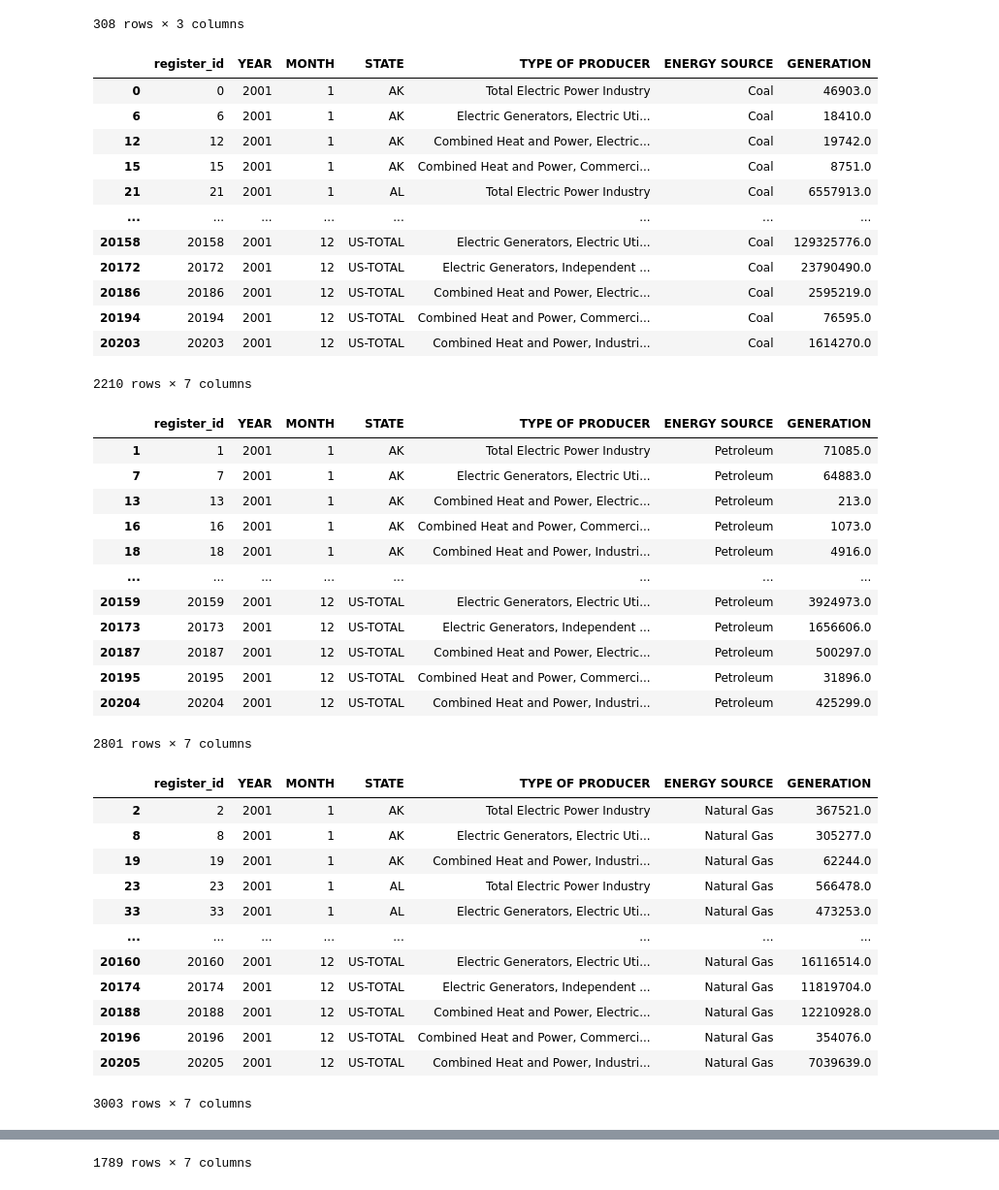
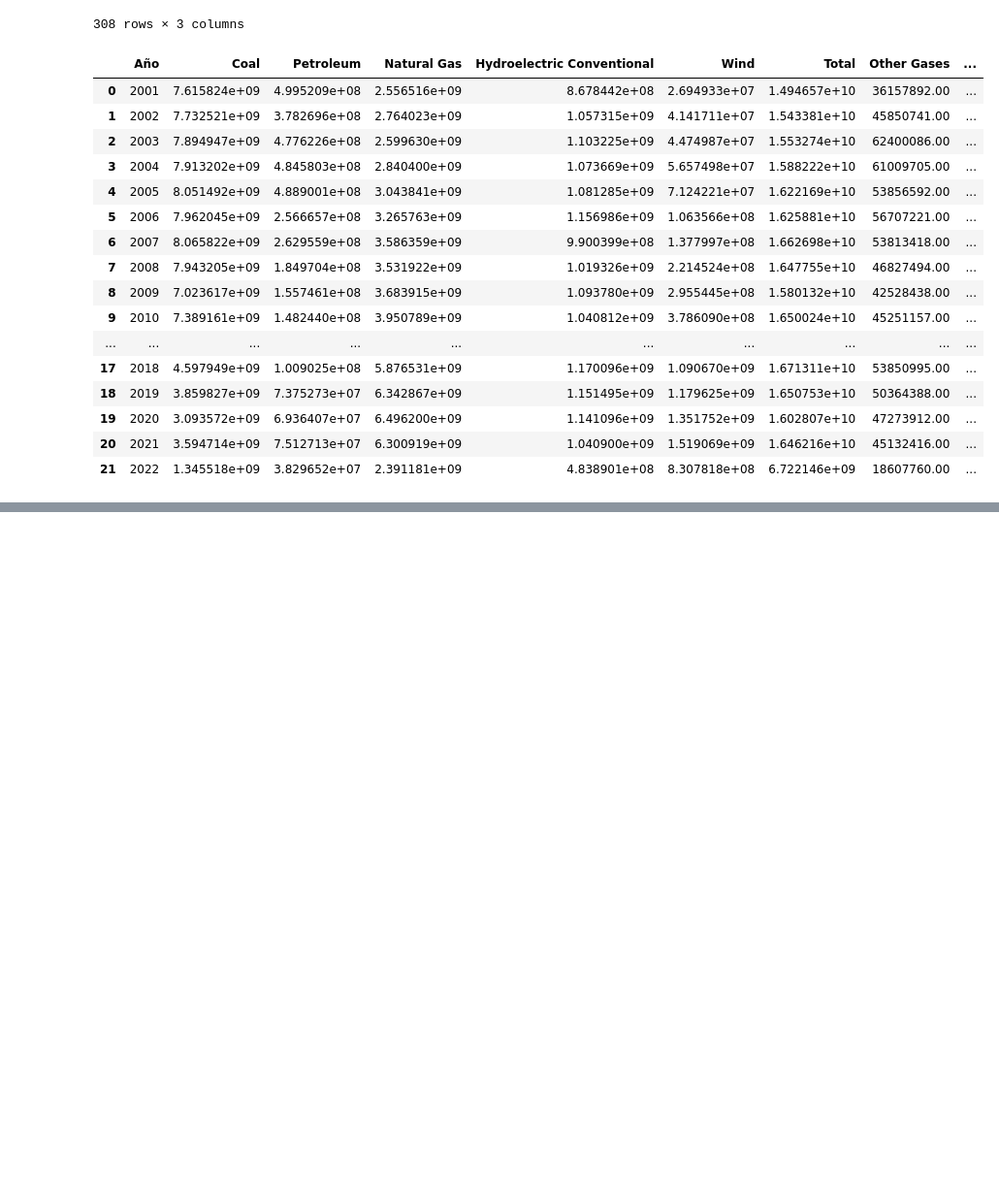
Before and after one commit to EnriqueLaguna/ProyectoAnalisisDatos, a Jupyter notebook: Codigo/graficas.ipynb, the cells around one changed output, grey strips where cells are left out. Shown at 97% size. Saved outputs shown, nothing was run; the diff lists cells and outputs as text; code cells hidden in the pictures; blank space fills up the shorter version.

```diff
--- a/Codigo/graficas.ipynb
+++ b/Codigo/graficas.ipynb
@@ -127,58 +127,37 @@ dtype: float64
 | 307 | 2022 | Geothermal | 2.675408e+07 |
 308 rows × 3 columns
 # %%
-acumulados = pd.DataFrame(columns = ['Año','Coal', 'Petroleum', 'Natural Gas', 'Hydroelectric Conventional',
-       'Wind', 'Total', 'Other Gases', 'Nuclear',
-       'Wood and Wood Derived Fuels', 'Other Biomass', 'Other',
-       'Solar Thermal and Photovoltaic', 'Pumped Storage', 'Geothermal'])
+columnas = ['Año'] + energy_sources
+
+acumulados = pd.DataFrame(columns = columnas)
 
 for i in years:
+
     temp = energia_df.loc[(energia_df['YEAR'] == i)]
-    lista = [i]
+    lista = [str(i)]
+
     for j in energy_sources:
-              temp.loc[(temp['ENERGY SOURCE'] == j)]
 
-              #lista.append(temp.sum())
+        temp2 = temp.loc[(temp['ENERGY SOURCE'] == j)]
+        lista.append(temp2['GENERATION'].sum())
     acumulados.loc[len(acumulados.index)] = lista
 
 acumulados
 # %% [output]
-|  | register_id | YEAR | MONTH | STATE | TYPE OF PRODUCER | ENERGY SOURCE | GENERATION |
-| 0 | 0 | 2001 | 1 | AK | Total Electric Power Industry | Coal | 46903.0 |
-| 6 | 6 | 2001 | 1 | AK | Electric Generators, Electric Uti... | Coal | 18410.0 |
-| 12 | 12 | 2001 | 1 | AK | Combined Heat and Power, Electric... | Coal | 19742.0 |
-| 15 | 15 | 2001 | 1 | AK | Combined Heat and Power, Commerci... | Coal | 8751.0 |
-| 21 | 21 | 2001 | 1 | AL | Total Electric Power Industry | Coal | 6557913.0 |
-| ... | ... | ... | ... | ... | ... | ... | ... |
-| 20158 | 20158 | 2001 | 12 | US-TOTAL | Electric Generators, Electric Uti... | Coal | 129325776.0 |
-| 20172 | 20172 | 2001 | 12 | US-TOTAL | Electric Generators, Independent ... | Coal | 23790490.0 |
-| 20186 | 20186 | 2001 | 12 | US-TOTAL | Combined Heat and Power, Electric... | Coal | 2595219.0 |
-| 20194 | 20194 | 2001 | 12 | US-TOTAL | Combined Heat and Power, Commerci... | Coal | 76595.0 |
-| 20203 | 20203 | 2001 | 12 | US-TOTAL | Combined Heat and Power, Industri... | Coal | 1614270.0 |
+|  | Año | Coal | Petroleum | Natural Gas | Hydroelectric Conventional | Wind | Total | Other Gases | ... |
+| 0 | 2001 | 7.615824e+09 | 4.995209e+08 | 2.556516e+09 | 8.678442e+08 | 2.694933e+07 | 1.494657e+10 | 36157892.00 | ... |
+| 1 | 2002 | 7.732521e+09 | 3.782696e+08 | 2.764023e+09 | 1.057315e+09 | 4.141711e+07 | 1.543381e+10 | 45850741.00 | ... |
+| 2 | 2003 | 7.894947e+09 | 4.776226e+08 | 2.599630e+09 | 1.103225e+09 | 4.474987e+07 | 1.553274e+10 | 62400086.00 | ... |
+| 3 | 2004 | 7.913202e+09 | 4.845803e+08 | 2.840400e+09 | 1.073669e+09 | 5.657498e+07 | 1.588222e+10 | 61009705.00 | ... |
+| 4 | 2005 | 8.051492e+09 | 4.889001e+08 | 3.043841e+09 | 1.081285e+09 | 7.124221e+07 | 1.622169e+10 | 53856592.00 | ... |
+| 5 | 2006 | 7.962045e+09 | 2.566657e+08 | 3.265763e+09 | 1.156986e+09 | 1.063566e+08 | 1.625881e+10 | 56707221.00 | ... |
+| 6 | 2007 | 8.065822e+09 | 2.629559e+08 | 3.586359e+09 | 9.900399e+08 | 1.377997e+08 | 1.662698e+10 | 53813418.00 | ... |
+| 7 | 2008 | 7.943205e+09 | 1.849704e+08 | 3.531922e+09 | 1.019326e+09 | 2.214524e+08 | 1.647755e+10 | 46827494.00 | ... |
+| 8 | 2009 | 7.023617e+09 | 1.557461e+08 | 3.683915e+09 | 1.093780e+09 | 2.955445e+08 | 1.580132e+10 | 42528438.00 | ... |
+| 9 | 2010 | 7.389161e+09 | 1.482440e+08 | 3.950789e+09 | 1.040812e+09 | 3.786090e+08 | 1.650024e+10 | 45251157.00 | ... |
+| ... | ... | ... | ... | ... | ... | ... | ... | ... | ... |
+| 17 | 2018 | 4.597949e+09 | 1.009025e+08 | 5.876531e+09 | 1.170096e+09 | 1.090670e+09 | 1.671311e+10 | 53850995.00 | ... |
+| 18 | 2019 | 3.859827e+09 | 7.375273e+07 | 6.342867e+09 | 1.151495e+09 | 1.179625e+09 | 1.650753e+10 | 50364388.00 | ... |
+| 19 | 2020 | 3.093572e+09 | 6.936407e+07 | 6.496200e+09 | 1.141096e+09 | 1.351752e+09 | 1.602807e+10 | 47273912.00 | ... |
+| 20 | 2021 | 3.594714e+09 | 7.512713e+07 | 6.300919e+09 | 1.040900e+09 | 1.519069e+09 | 1.646216e+10 | 45132416.00 | ... |
+| 21 | 2022 | 1.345518e+09 | 3.829652e+07 | 2.391181e+09 | 4.838901e+08 | 8.307818e+08 | 6.722146e+09 | 18607760.00 | ... |
-2210 rows × 7 columns
-|  | register_id | YEAR | MONTH | STATE | TYPE OF PRODUCER | ENERGY SOURCE | GENERATION |
-| 1 | 1 | 2001 | 1 | AK | Total Electric Power Industry | Petroleum | 71085.0 |
-| 7 | 7 | 2001 | 1 | AK | Electric Generators, Electric Uti... | Petroleum | 64883.0 |
-| 13 | 13 | 2001 | 1 | AK | Combined Heat and Power, Electric... | Petroleum | 213.0 |
-| 16 | 16 | 2001 | 1 | AK | Combined Heat and Power, Commerci... | Petroleum | 1073.0 |
-| 18 | 18 | 2001 | 1 | AK | Combined Heat and Power, Industri... | Petroleum | 4916.0 |
-| ... | ... | ... | ... | ... | ... | ... | ... |
-| 20159 | 20159 | 2001 | 12 | US-TOTAL | Electric Generators, Electric Uti... | Petroleum | 3924973.0 |
-| 20173 | 20173 | 2001 | 12 | US-TOTAL | Electric Generators, Independent ... | Petroleum | 1656606.0 |
-| 20187 | 20187 | 2001 | 12 | US-TOTAL | Combined Heat and Power, Electric... | Petroleum | 500297.0 |
-| 20195 | 20195 | 2001 | 12 | US-TOTAL | Combined Heat and Power, Commerci... | Petroleum | 31896.0 |
-| 20204 | 20204 | 2001 | 12 | US-TOTAL | Combined Heat and Power, Industri... | Petroleum | 425299.0 |
-2801 rows × 7 columns
-|  | register_id | YEAR | MONTH | STATE | TYPE OF PRODUCER | ENERGY SOURCE | GENERATION |
-| 2 | 2 | 2001 | 1 | AK | Total Electric Power Industry | Natural Gas | 367521.0 |
-| 8 | 8 | 2001 | 1 | AK | Electric Generators, Electric Uti... | Natural Gas | 305277.0 |
-| 19 | 19 | 2001 | 1 | AK | Combined Heat and Power, Industri... | Natural Gas | 62244.0 |
-| 23 | 23 | 2001 | 1 | AL | Total Electric Power Industry | Natural Gas | 566478.0 |
-| 33 | 33 | 2001 | 1 | AL | Electric Generators, Electric Uti... | Natural Gas | 473253.0 |
-| ... | ... | ... | ... | ... | ... | ... | ... |
-| 20160 | 20160 | 2001 | 12 | US-TOTAL | Electric Generators, Electric Uti... | Natural Gas | 16116514.0 |
-| 20174 | 20174 | 2001 | 12 | US-TOTAL | Electric Generators, Independent ... | Natural Gas | 11819704.0 |
-| 20188 | 20188 | 2001 | 12 | US-TOTAL | Combined Heat and Power, Electric... | Natural Gas | 12210928.0 |
-| 20196 | 20196 | 2001 | 12 | US-TOTAL | Combined Heat and Power, Commerci... | Natural Gas | 354076.0 |
-| 20205 | 20205 | 2001 | 12 | US-TOTAL | Combined Heat and Power, Industri... | Natural Gas | 7039639.0 |
-3003 rows × 7 columns
@@ -197 +163,0 @@ acumulados
-1789 rows × 7 columns
```
Also changed, not shown: parts of 3 cells of this notebook.
